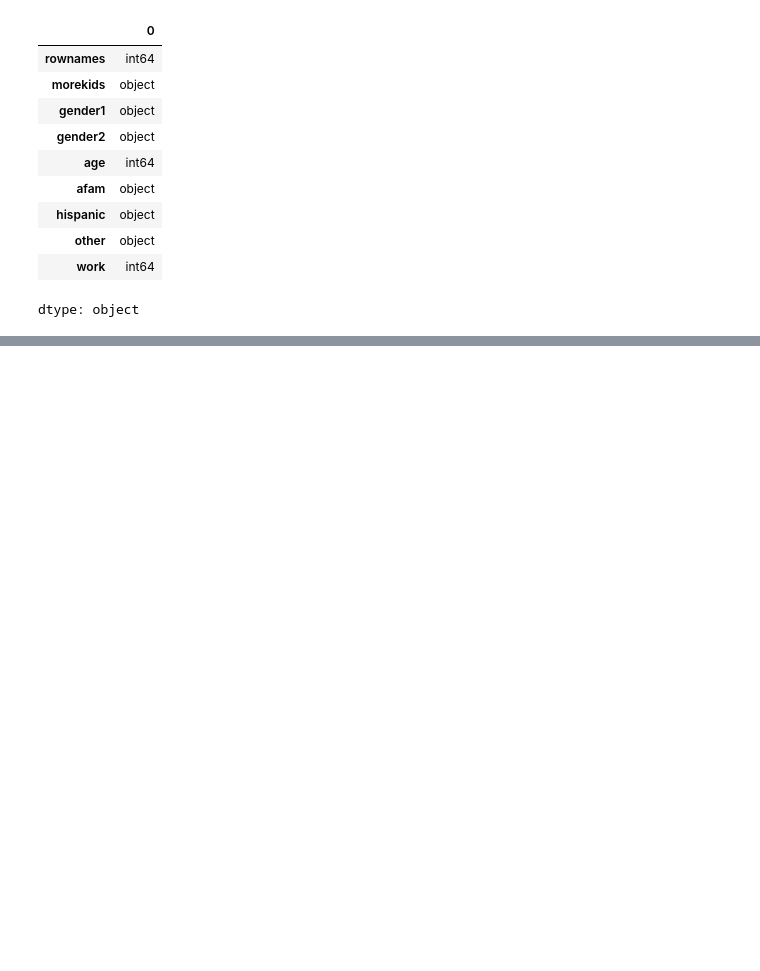
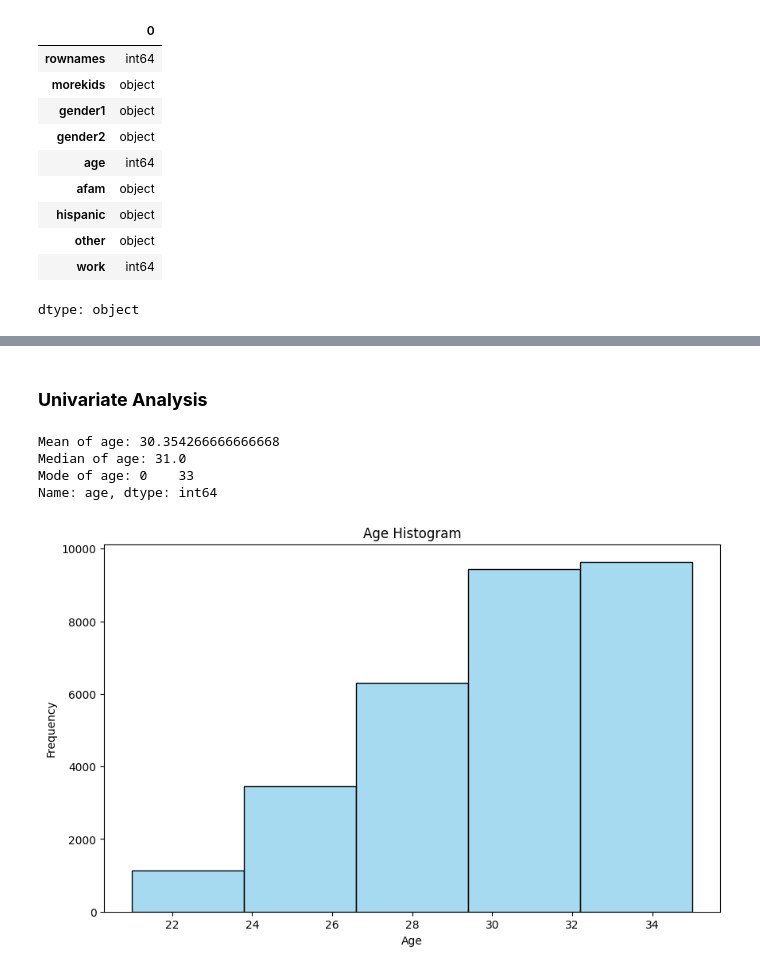
Before and after one commit to DivyamJain0212/EDA-Model-Fertility2, a Jupyter notebook: Divyam_Jain_EDA.ipynb, the cells around one changed output, grey strips where cells are left out. Saved outputs shown, nothing was run; the diff lists cells and outputs as text; code cells hidden in the pictures; blank space fills up the shorter version.

```diff
--- a/Divyam_Jain_EDA.ipynb
+++ b/Divyam_Jain_EDA.ipynb
@@ -65,0 +121,5 @@ dtype: int64
+# %%
+#Creating a new column binning different age groups
+age_labels = ['young', 'middle-aged', 'old']
+df['age_group'] = pd.qcut(df['age'],3, labels=age_labels)
+df.head()
@@ -65,0 +133,2 @@ dtype: int64
+# %% [markdown]
+### **Univariate Analysis**
@@ -65,0 +139,24 @@ dtype: int64
+# %%
+#Descriptive Statistics
+#Calculating the measure of central tendency of the age column.
+mean = df['age'].mean()
+median = df['age'].median()
+mode = df['age'].mode()
+print("Mean of age:",mean)
+print("Median of age:",median)
+print("Mode of age:",mode)
+# %% [output]
+Mean of age: 30.354266666666668
+Median of age: 31.0
+Mode of age: 0    33
+Name: age, dtype: int64
+# %%
+#Histogram of Age
+plt.figure(figsize=(10, 6))
+sns.histplot(df['age'],bins=5, color='skyblue')
+plt.title('Age Histogram')
+plt.xlabel('Age')
+plt.ylabel('Frequency')
+plt.show()
+# %% [output]
+[figure, added]
```
Also changed, not shown: parts of 24 cells of this notebook.
